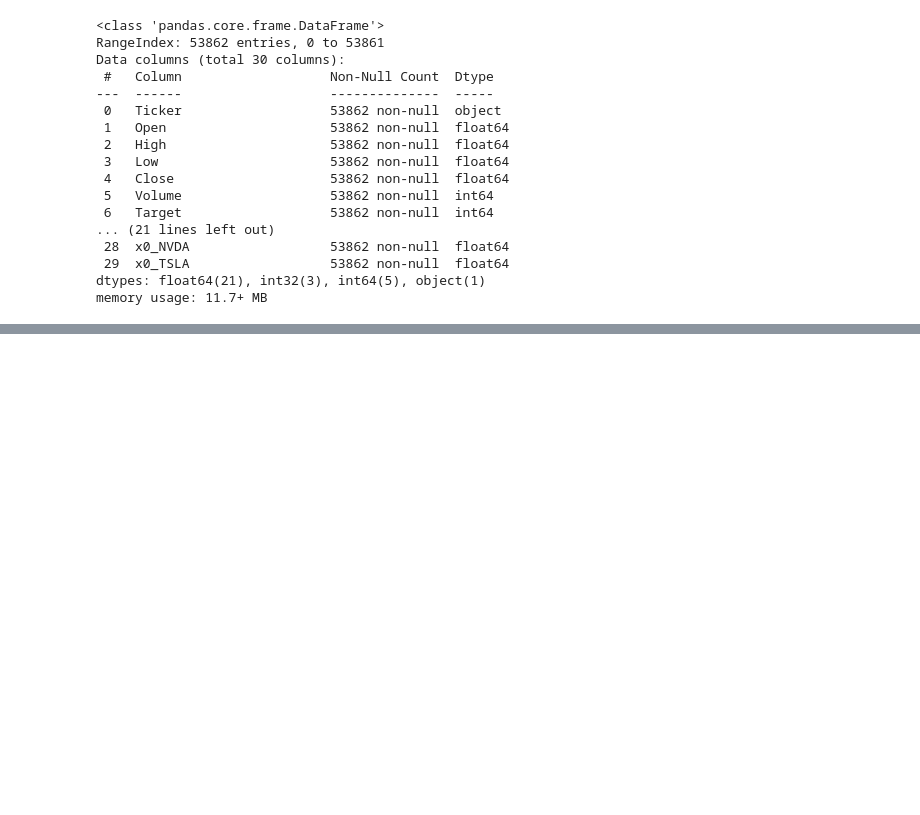
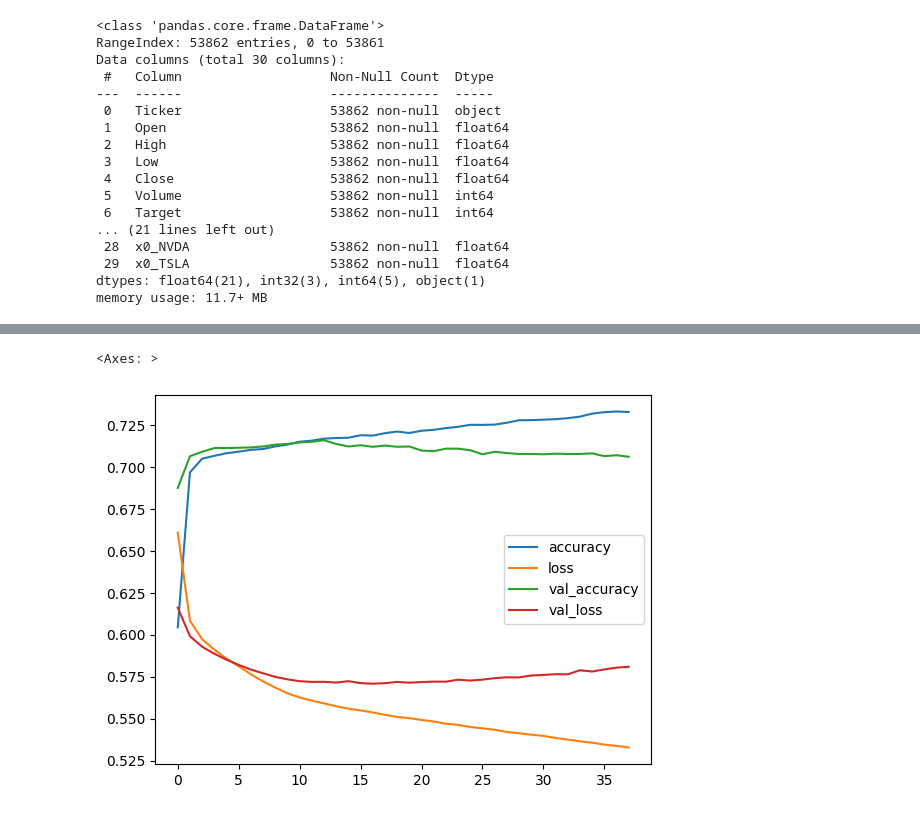
Before and after one commit to mishamickevicius/ML-Projects, a Jupyter notebook: Day Trading Predictor/Day Trader.ipynb, the cells around one changed output, grey strips where cells are left out. Cells and saved outputs as stored; diff of their text form; code cells hidden in the pictures; blank space fills up the shorter version.

```diff
--- a/Day Trading Predictor/Day Trader.ipynb
+++ b/Day Trading Predictor/Day Trader.ipynb
@@ -295,10 +297,26 @@ X_test = np.array(scaler.transform(X_test))
 seq_len = 10
 
 train_ds = tf.keras.utils.timeseries_dataset_from_array(
-    X_train, y_train,
+    X_train,
     targets=y_train,
+    sequence_length=seq_len,
+    batch_size=32,
+    shuffle=True,
+    seed=1,
+)
+
+val_ds = tf.keras.utils.timeseries_dataset_from_array(
+    X_val,
+    targets=y_val,
     sequence_length=seq_len,
     batch_size=32,
     shuffle=True,
     seed=1
 )
+
+test_ds = tf.keras.utils.timeseries_dataset_from_array(
+    X_test,
+    targets=y_test,
+    sequence_length=seq_len,
+    batch_size=32,
+)
@@ -306,0 +399,14 @@ TypeError: timeseries_dataset_from_array() got multiple values for argument 'tar
+# %%
+deep_rnn = tf.keras.Sequential([
+    tf.keras.layers.Input((10, 26)),
+    tf.keras.layers.Conv1D(filters=64, kernel_size=2, strides=2, activation='relu'),
+    tf.keras.layers.GRU(32, return_sequences=True),
+    tf.keras.layers.SimpleRNN(32),
+    tf.keras.layers.Dense(1, activation='sigmoid')
+])
+
+early_stop = tf.keras.callbacks.EarlyStopping(monitor='val_accuracy', patience=10, restore_best_weights=True)
+
+opt = tf.keras.optimizers.SGD(learning_rate=0.001, momentum=0.9)
+deep_rnn.compile(loss=tf.keras.losses.BinaryCrossentropy(), optimizer=opt, metrics=['accuracy'])
+history = deep_rnn.fit(train_ds, validation_data=val_ds, epochs=100, callbacks=[early_stop])
@@ -306,0 +431,5 @@ TypeError: timeseries_dataset_from_array() got multiple values for argument 'tar
+# %%
+pd.DataFrame(history.history).plot()
+# %% [output]
+<Axes: >
+[figure, added]
```
Also changed, not shown: parts of 14 cells of this notebook.
